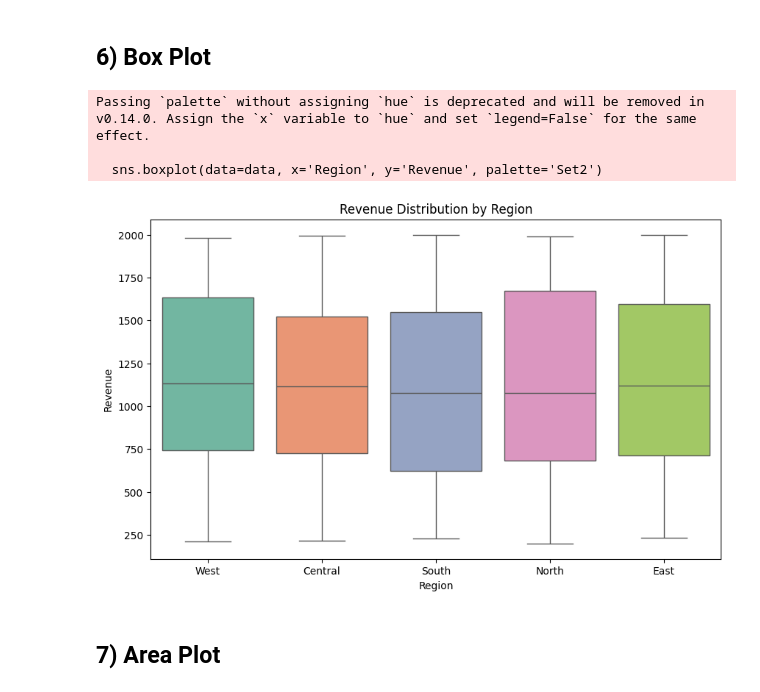
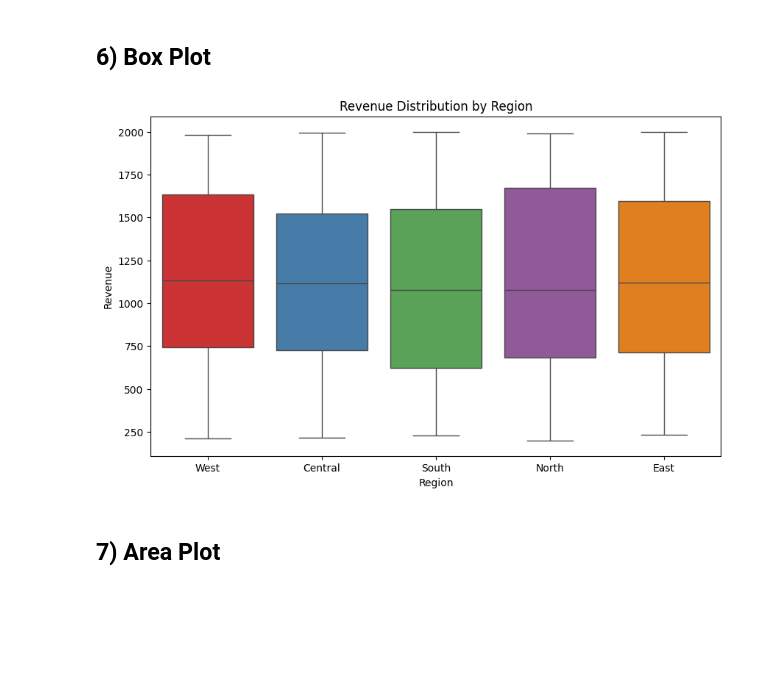
Before and after one commit to SobiaNoorAI/Data-Seekho-Data-Science-Mastery-Program, a Jupyter notebook: MODULE 3: DATA VISUALIZATION AND ANALYSIS/Assignment 1: Exploring Visualizations with Power BI, Matplotlib, and Seaborn/Python_Visualization_(Matplotlib_Seaborn).ipynb, the cells around one changed output. Cells and saved outputs as stored; diff of their text form; code cells hidden in the pictures; blank space fills up the shorter version.

```diff
--- a/MODULE 3: DATA VISUALIZATION AND ANALYSIS/Assignment 1: Exploring Visualizations with Power BI, Matplotlib, and Seaborn/Python_Visualization_(Matplotlib_Seaborn).ipynb
+++ b/MODULE 3: DATA VISUALIZATION AND ANALYSIS/Assignment 1: Exploring Visualizations with Power BI, Matplotlib, and Seaborn/Python_Visualization_(Matplotlib_Seaborn).ipynb
@@ -237,16 +204,13 @@ plt.show()
 # %%
 # Box Plot
 plt.figure(figsize=(10, 6))
-sns.boxplot(data=data, x='Region', y='Revenue', palette='Set2')
+sns.boxplot(data=data, x='Region', y='Revenue', palette='Set1', legend=False, hue='Region')
 plt.title('Revenue Distribution by Region')
 plt.xlabel('Region')
 plt.ylabel('Revenue')
 plt.show()
 # %% [output]
-Passing `palette` without assigning `hue` is deprecated and will be removed in v0.14.0. Assign the `x` variable to `hue` and set `legend=False` for the same effect.
-
-  sns.boxplot(data=data, x='Region', y='Revenue', palette='Set2')
-[figure, old version]
+[figure, new version]
 # %% [markdown]
 ## 7) Area Plot
 # %%
```
Also changed, not shown: parts of 10 cells of this notebook.
